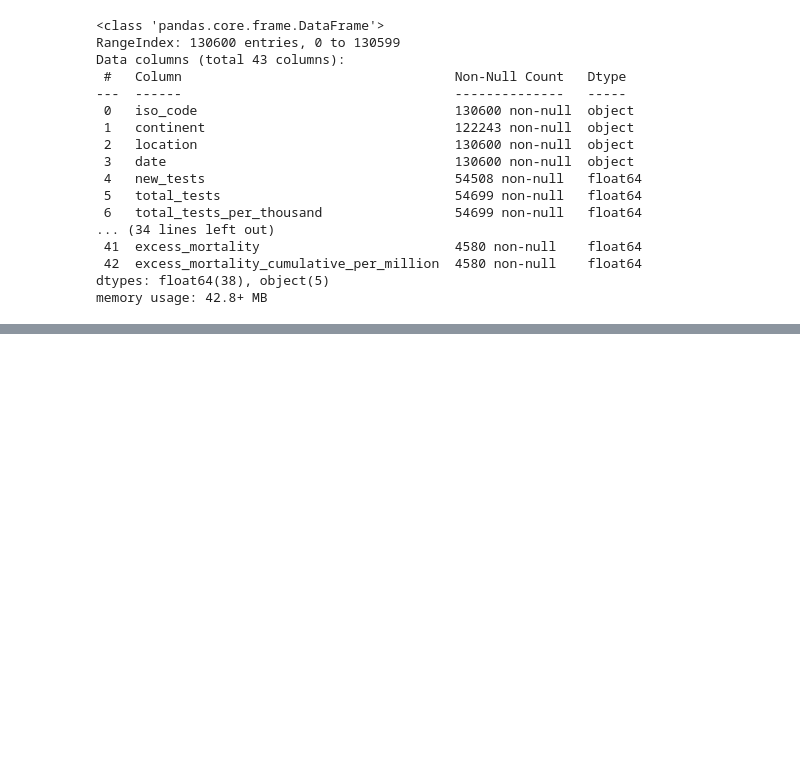
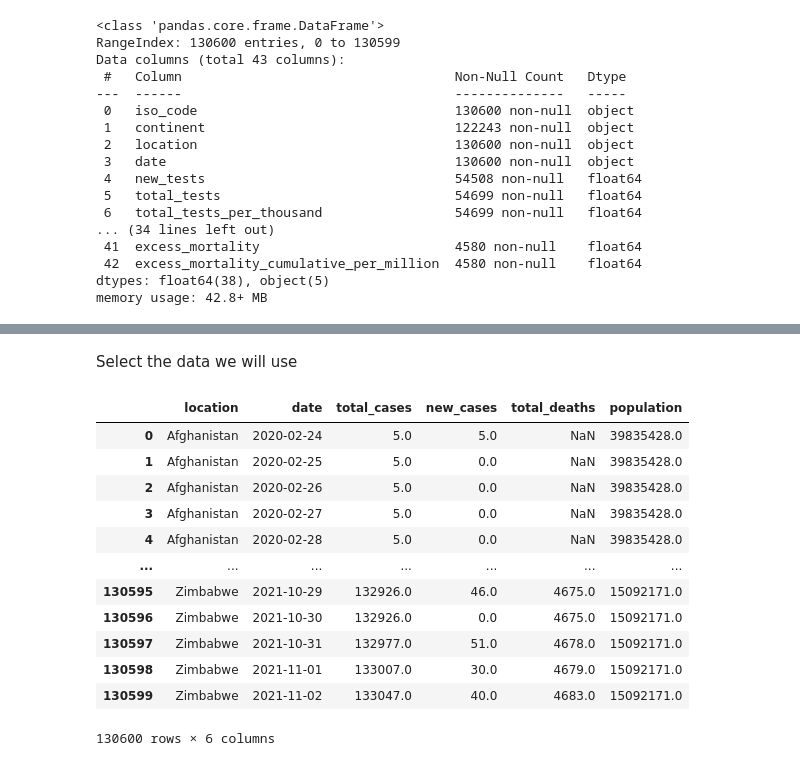
Before and after one commit to AndreasDeSousa/Data_Science_Analysis_Projects, a Jupyter notebook: SQL/Covid-19/Covid-19 Project.ipynb, the cells around one changed output, grey strips where cells are left out. Cells and saved outputs as stored; diff of their text form; code cells hidden in the pictures; blank space fills up the shorter version.

```diff
--- a/SQL/Covid-19/Covid-19 Project.ipynb
+++ b/SQL/Covid-19/Covid-19 Project.ipynb
@@ -129,0 +135,20 @@ df.head()
+# %% [markdown]
+Select the data we will use
+# %%
+sql_string = 'SELECT Location, date, total_cases, new_cases, total_deaths, population' \
+             ' FROM CovidDeaths ORDER BY 1,2 '
+pd.read_sql(sql_string, conn)
+# %% [output]
+|  | location | date | total_cases | new_cases | total_deaths | population |
+| 0 | Afghanistan | 2020-02-24 | 5.0 | 5.0 | NaN | 39835428.0 |
+| 1 | Afghanistan | 2020-02-25 | 5.0 | 0.0 | NaN | 39835428.0 |
+| 2 | Afghanistan | 2020-02-26 | 5.0 | 0.0 | NaN | 39835428.0 |
+| 3 | Afghanistan | 2020-02-27 | 5.0 | 0.0 | NaN | 39835428.0 |
+| 4 | Afghanistan | 2020-02-28 | 5.0 | 0.0 | NaN | 39835428.0 |
+| ... | ... | ... | ... | ... | ... | ... |
+| 130595 | Zimbabwe | 2021-10-29 | 132926.0 | 46.0 | 4675.0 | 15092171.0 |
+| 130596 | Zimbabwe | 2021-10-30 | 132926.0 | 0.0 | 4675.0 | 15092171.0 |
+| 130597 | Zimbabwe | 2021-10-31 | 132977.0 | 51.0 | 4678.0 | 15092171.0 |
+| 130598 | Zimbabwe | 2021-11-01 | 133007.0 | 30.0 | 4679.0 | 15092171.0 |
+| 130599 | Zimbabwe | 2021-11-02 | 133047.0 | 40.0 | 4683.0 | 15092171.0 |
+130600 rows × 6 columns
```
Also changed, not shown: parts of 17 cells of this notebook, 6 other files.
